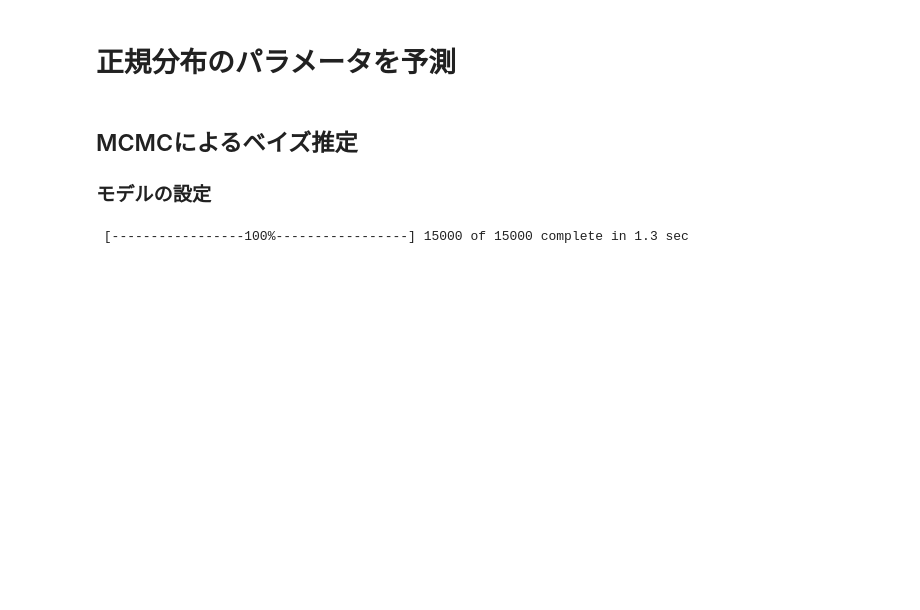
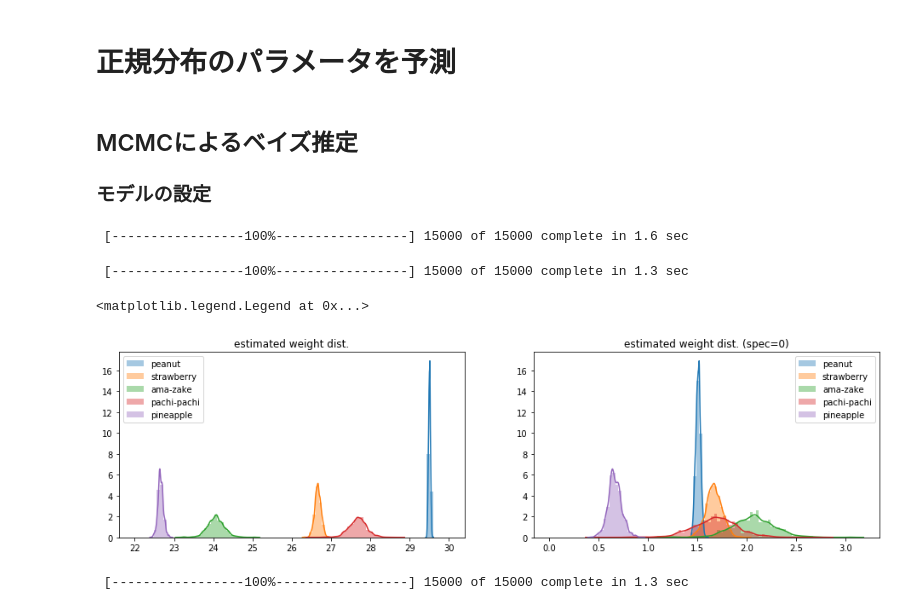
Before and after one commit to tok41/choco-ball-statistics, a Jupyter notebook: analysis/jupyter/compare-net-weight.ipynb, the cells around one changed output. Saved outputs shown, nothing was run; the diff lists cells and outputs as text; code cells hidden in the pictures; blank space fills up the shorter version.

```diff
--- a/analysis/jupyter/compare-net-weight.ipynb
+++ b/analysis/jupyter/compare-net-weight.ipynb
@@ -65,9 +63,0 @@ ax[1].legend()
-# %%
-fig = plt.figure(figsize=(5, 4))
-ax = fig.subplots(1, 1)
-
-bins = np.arange(13, 22, 1)
-for key, value in grp:
-    ax.hist(value["ball_number"], density = True, bins=bins,
-            alpha=0.5, edgecolor="#000000", lw=1, label=taste_name[key])
-ax.legend()
@@ -96,6 +83,25 @@ def getEstimatedWeightDist(values, spec, n_sample=15000, n_burn=5000):
     mcmc.sample(n_sample, n_burn)
 
     return mcmc.trace("center")[:], mcmc.trace("std")[:]
+# %%
+fig = plt.figure(figsize=(16, 4))
+ax = fig.subplots(1, 2)
+
+bins = np.linspace(0, 3.0, 100)
+bins_p = np.linspace(22.0, 30.0, 100)
+for key, value in grp:
+    e_center, e_std = getEstimatedWeightDist(values=value['net_weight'].values, spec=spec[key])
+    sns.distplot(e_center, bins=bins_p, label=taste_name[key], ax=ax[0])
+    sns.distplot((e_center-spec[key]), bins=bins, label=taste_name[key], ax=ax[1])
+ax[0].set_title('estimated weight dist.')
+ax[1].set_title('estimated weight dist. (spec=0)')
+ax[0].legend()
+ax[1].legend()
+# %% [output]
+ [-----------------100%-----------------] 15000 of 15000 complete in 1.6 sec
+ [-----------------100%-----------------] 15000 of 15000 complete in 1.3 sec
+<matplotlib.legend.Legend at 0x...>
+[figure, added]
 # %%
 fig = plt.figure(figsize=(16, 4))
 ax = fig.subplots(1, 2)
```
Also changed, not shown: parts of 3 cells of this notebook.
